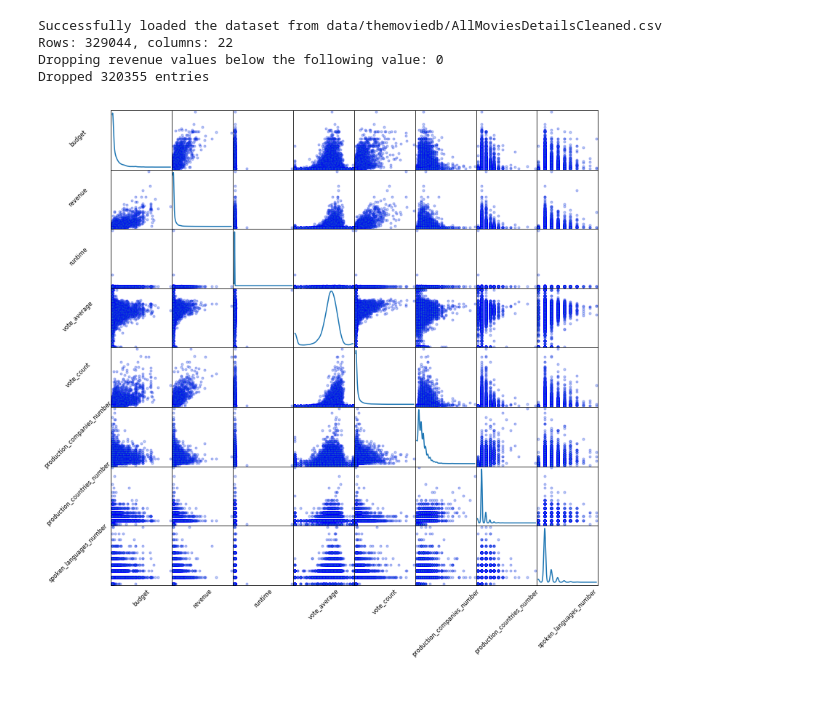
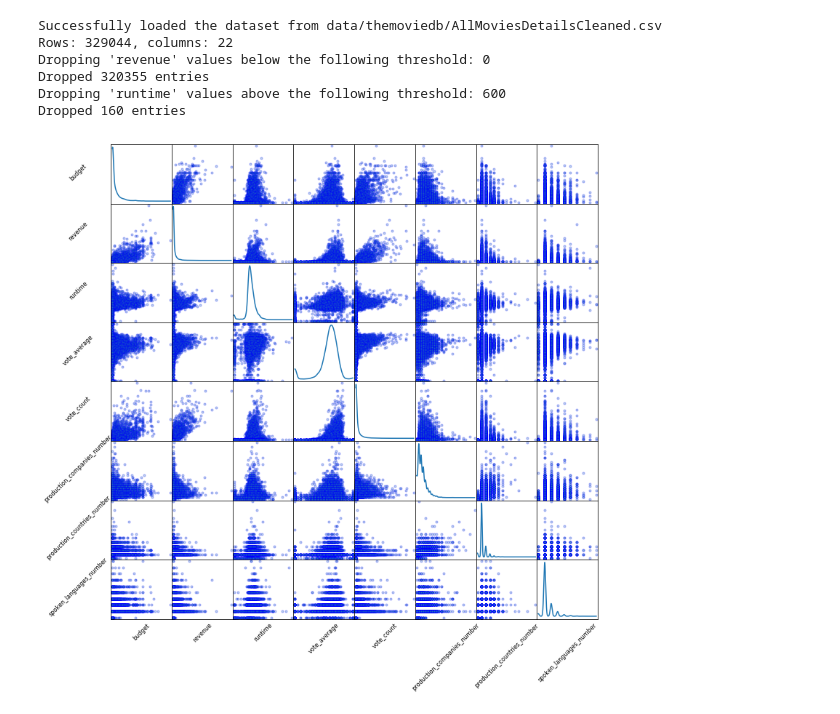
Before and after one commit to 0Martin/oznal, a Jupyter notebook: movie-revenue-predictor.ipynb, the cells around one changed output. Saved outputs shown, nothing was run; the diff lists cells and outputs as text; code cells hidden in the pictures.

Commit message:
Added TODOs & threshold filtering

```diff
--- a/movie-revenue-predictor.ipynb
+++ b/movie-revenue-predictor.ipynb
@@ -25,19 +32,32 @@ def load_dataset(filepath, data_delimiter):
         return
 
 
-def filter_by_lower_threshold(df, colname, threshold, equal=False):
-    print("Dropping '{}' values below the following value: {}".format(colname, threshold))
+def filter_by_bottom_threshold(df, colname, threshold, equal=False):
+    print("Dropping '{}' values below the following threshold: {}".format(colname, threshold))
 
     rows_before = df.shape[0]
-    df = df[df[colname] > threshold]
+
+    if equal:
+        df = df[df[colname] >= threshold]
+    else:
+        df = df[df[colname] > threshold]
 
     print("Dropped {} entries".format(rows_before - df.shape[0]))
     return df
 
 
 def filter_by_upper_threshold(df, colname, threshold, equal=False):
-    print("Dropping values above the following value: " + str(threshold))
-    print("Rows before drop: " + df.shape[1])
+    print("Dropping '{}' values above the following threshold: {}".format(colname, threshold))
+
+    rows_before = df.shape[0]
+
+    if equal:
+        df = df[df[colname] <= threshold]
+    else:
+        df = df[df[colname] < threshold]
+
+    print("Dropped {} entries".format(rows_before - df.shape[0]))
+    return df
 
 
 def filter_nan_values(df, colname, keep_zeros=True):
@@ -46,9 +66,8 @@ def filter_nan_values(df, colname, keep_zeros=True):
 df = load_dataset('data/themoviedb/AllMoviesDetailsCleaned.csv', ';')
 
 # Drop zero/NaN value rows
-df = filter_by_lower_threshold(df, 'revenue', 0)
-# df = df[df['revenue'] > 0]
-# df = df[df['budget'] > 0]
+df = filter_by_bottom_threshold(df, 'revenue', 0)
+df = filter_by_upper_threshold(df, 'runtime', 600)
 
 # Drop unnecessary columns
 df = df.drop(['id'], axis=1)
@@ -92,32 +111,34 @@ plt.show()
 # print lm.coef_
 # print lm.intercept_
 print "Simple linear regression similarity score: " + str(lm.score(x, y))
 """
 
 # Scatter matrices plot
 sm = scatter_matrix(df, alpha=0.3, figsize=(12, 12), diagonal='kde', grid=True, edgecolors='blue')
 
 #Change label rotation
 for s in sm.reshape(-1):
     s.xaxis.label.set_size(8)
     s.xaxis.label.set_rotation(45)
 
     s.yaxis.label.set_size(8)
     s.yaxis.label.set_rotation(45)
 
 #May need to offset label when rotating to prevent overlap of figure
 [s.get_yaxis().set_label_coords(-0.5, 0.5) for s in sm.reshape(-1)]
 
 #Hide all ticks
 [s.set_xticks(()) for s in sm.reshape(-1)]
 [s.set_yticks(()) for s in sm.reshape(-1)]
 
 
 plt.savefig("scatter_matrix.png", dpi=300)
 plt.show()
 # %% [output]
 Successfully loaded the dataset from data/themoviedb/AllMoviesDetailsCleaned.csv
 Rows: 329044, columns: 22
-Dropping revenue values below the following value: 0
+Dropping 'revenue' values below the following threshold: 0
 Dropped 320355 entries
+Dropping 'runtime' values above the following threshold: 600
+Dropped 160 entries
-[figure, old version]
+[figure, new version]
```
Also changed, not shown: parts of 1 cell of this notebook.
